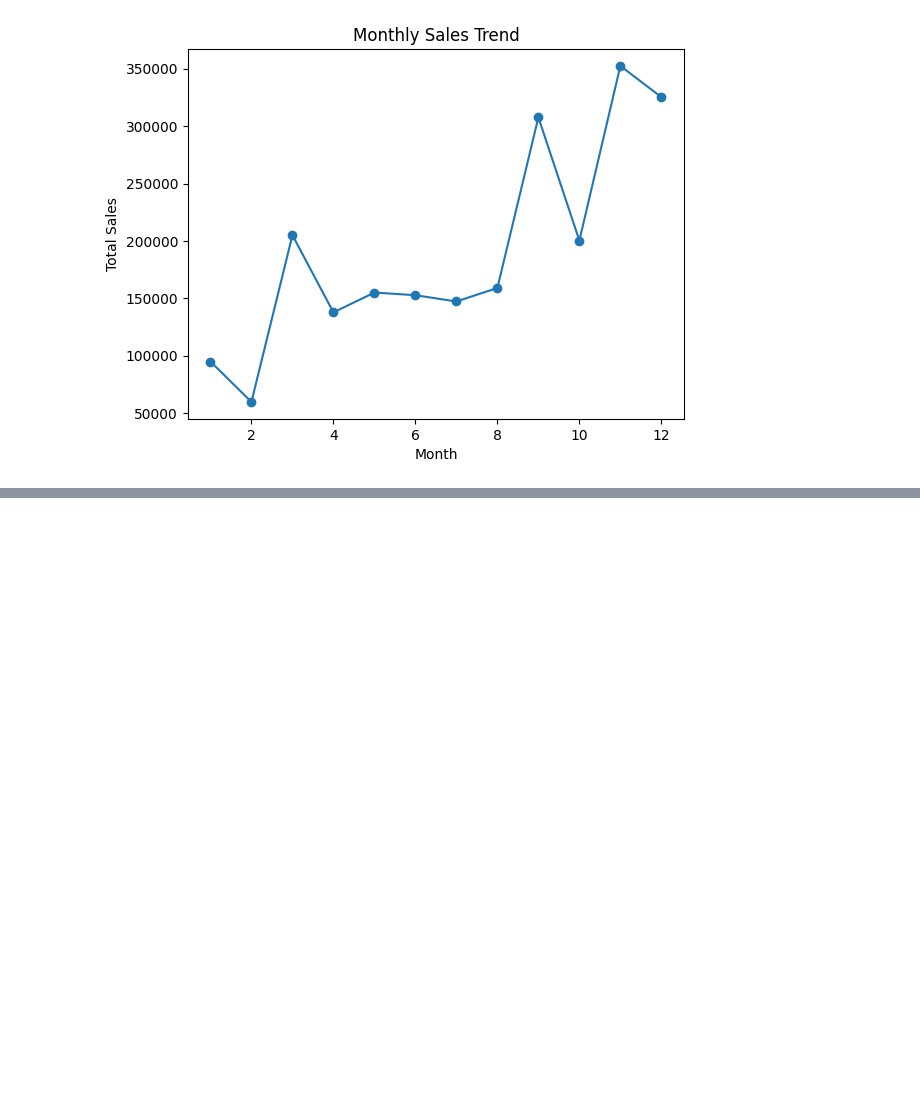
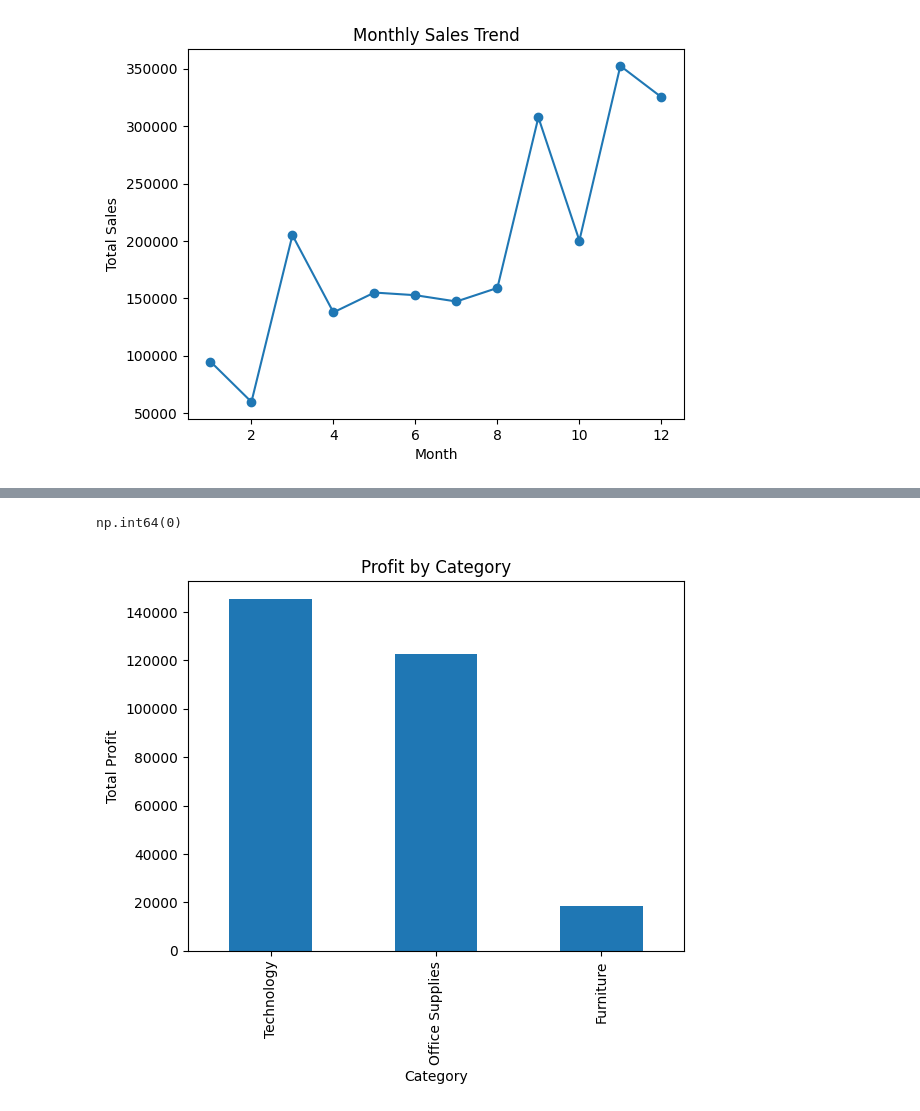
Before and after one commit to Nazaret-Eduardo/sql-data-analysis-portfolio, a Jupyter notebook: notebooks/sales_analysis.ipynb, the cells around one changed output, grey strips where cells are left out. Drawn from its saved outputs; the diff is of its cells as text; code cells hidden in the pictures; blank space fills up the shorter version.

Commit message:
Added data cleaning and profitability analysis

```diff
--- a/notebooks/sales_analysis.ipynb
+++ b/notebooks/sales_analysis.ipynb
@@ -118,0 +139,20 @@ plt.show()
+# %%
+df.duplicated().sum()
+# %% [output]
+np.int64(0)
+# %%
+profit_by_category = (
+    df.groupby('Category')['Profit']
+    .sum()
+    .sort_values(ascending=False)
+)
+
+profit_by_category.plot(kind='bar')
+
+plt.title('Profit by Category')
+plt.xlabel('Category')
+plt.ylabel('Total Profit')
+
+plt.show()
+# %% [output]
+[figure, added]
```
Also changed, not shown: parts of 4 cells of this notebook.
